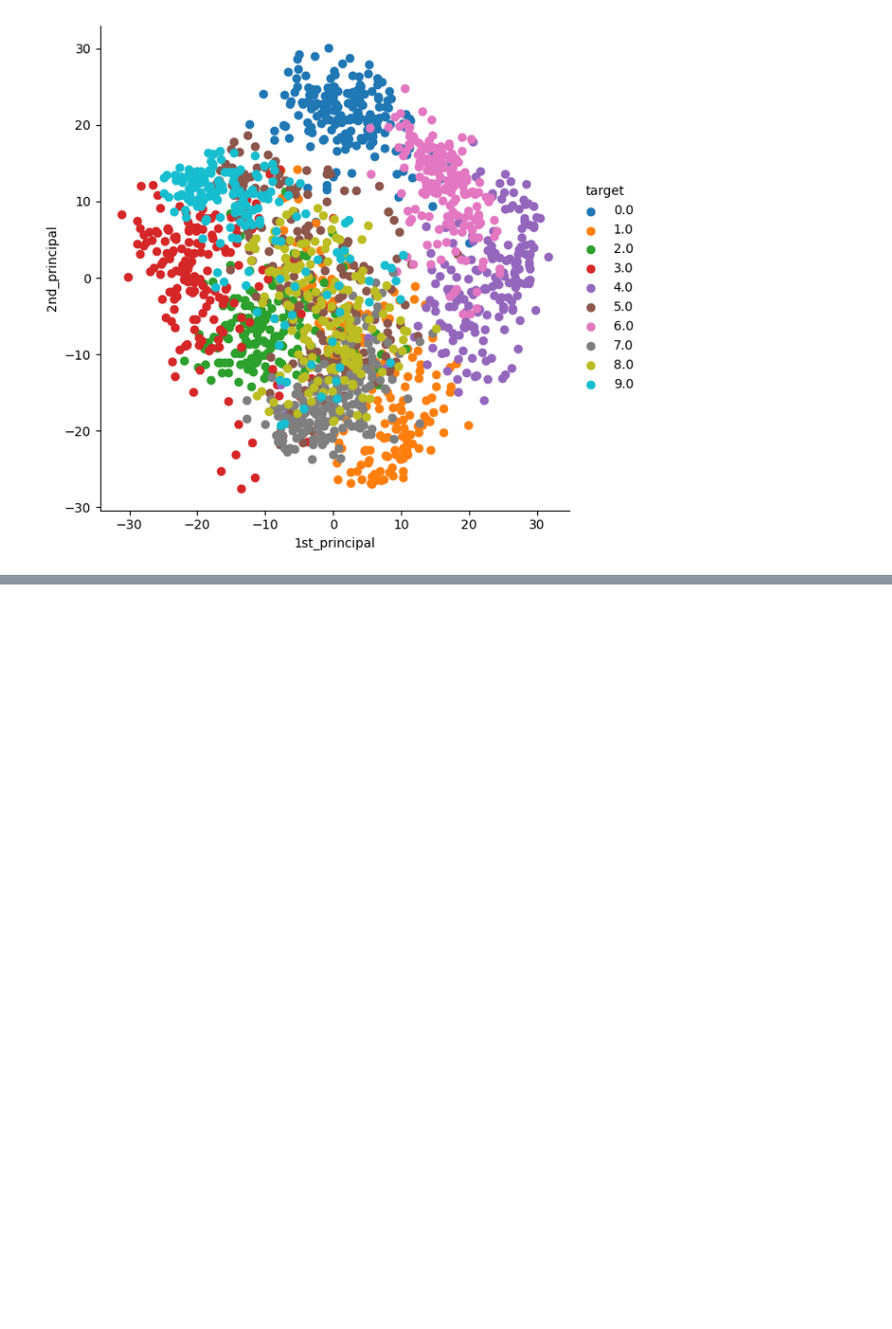
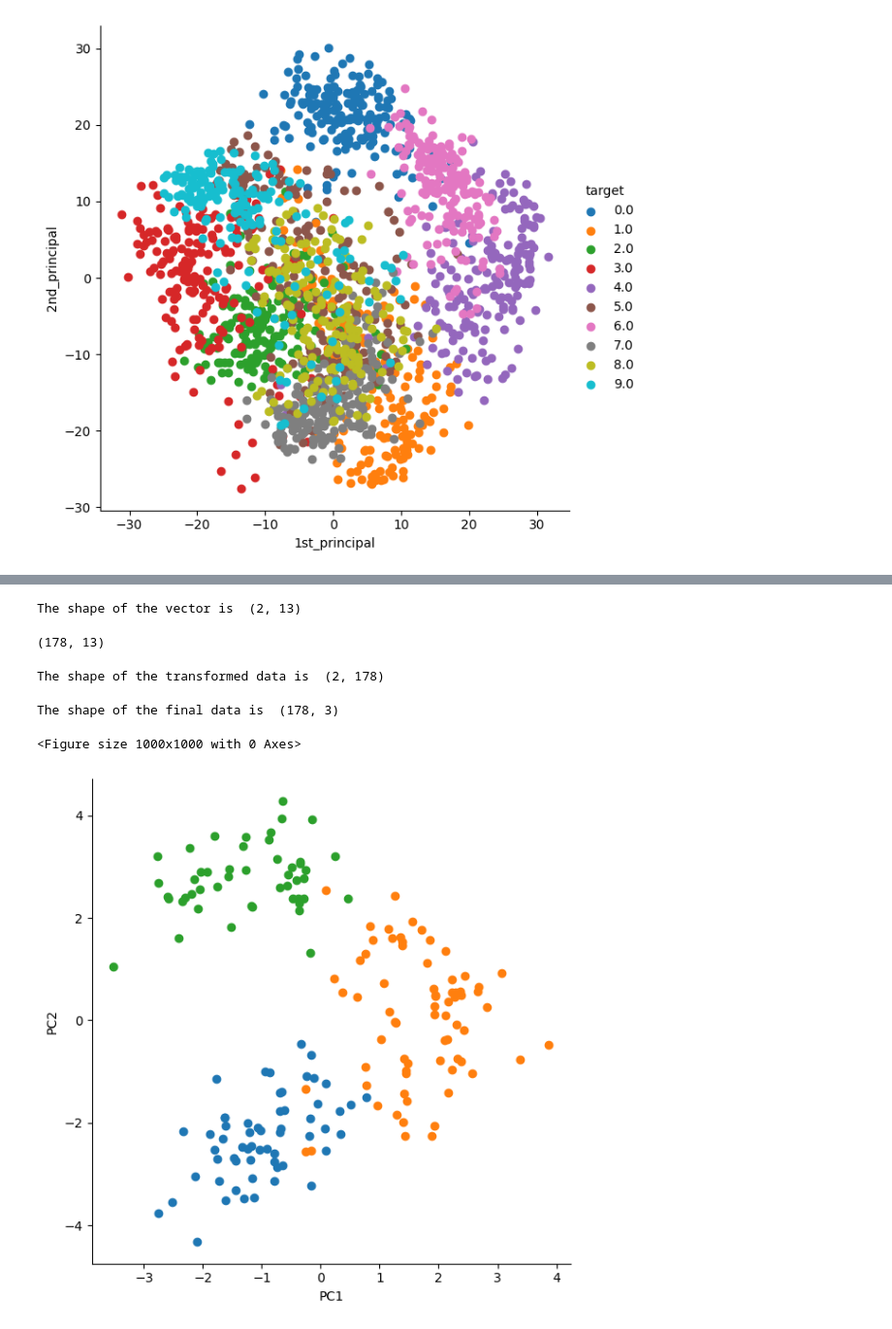
Before and after one commit to ankushbisht01/ai_assignments, a Jupyter notebook: PCA.ipynb, the cells around one changed output, grey strips where cells are left out. Shown: that part at 97% size. Cells and saved outputs as stored; diff of their text form; code cells hidden in the pictures; blank space fills up the shorter version.

```diff
--- a/PCA.ipynb
+++ b/PCA.ipynb
@@ -128,0 +153,33 @@ print("The shape of the covariance matrix = ", covar_matrix.shape)
+# %%
+from scipy.linalg import eigh
+
+value , vector = eigh(cov_mat , subset_by_index=[13-2 , 13-1])
+vector = vector.T
+print("The shape of the vector is ", vector.shape)
+# %% [output]
+The shape of the vector is  (2, 13)
+# %%
+standartized_data.shape
+# %% [output]
+(178, 13)
+# %%
+transformed_data = np.matmul(vector , standartized_data.T)
+print("The shape of the transformed data is ", transformed_data.shape)
+# %% [output]
+The shape of the transformed data is  (2, 178)
+# %%
+new_data = np.vstack((transformed_data , target)).T
+print("The shape of the final data is ", new_data.shape)
+# %% [output]
+The shape of the final data is  (178, 3)
+# %%
+df = pd.DataFrame(new_data , columns=["PC1" , "PC2" , "target"])
+# %%
+import seaborn as sns
+
+plt.figure(figsize=(10, 10))
+sns.FacetGrid(df , hue="target" , height=6).map(plt.scatter , "PC1" , "PC2")
+plt.show()
+# %% [output]
+<Figure size 1000x1000 with 0 Axes>
+[figure, added]
```
Also changed, not shown: parts of 9 cells of this notebook.
